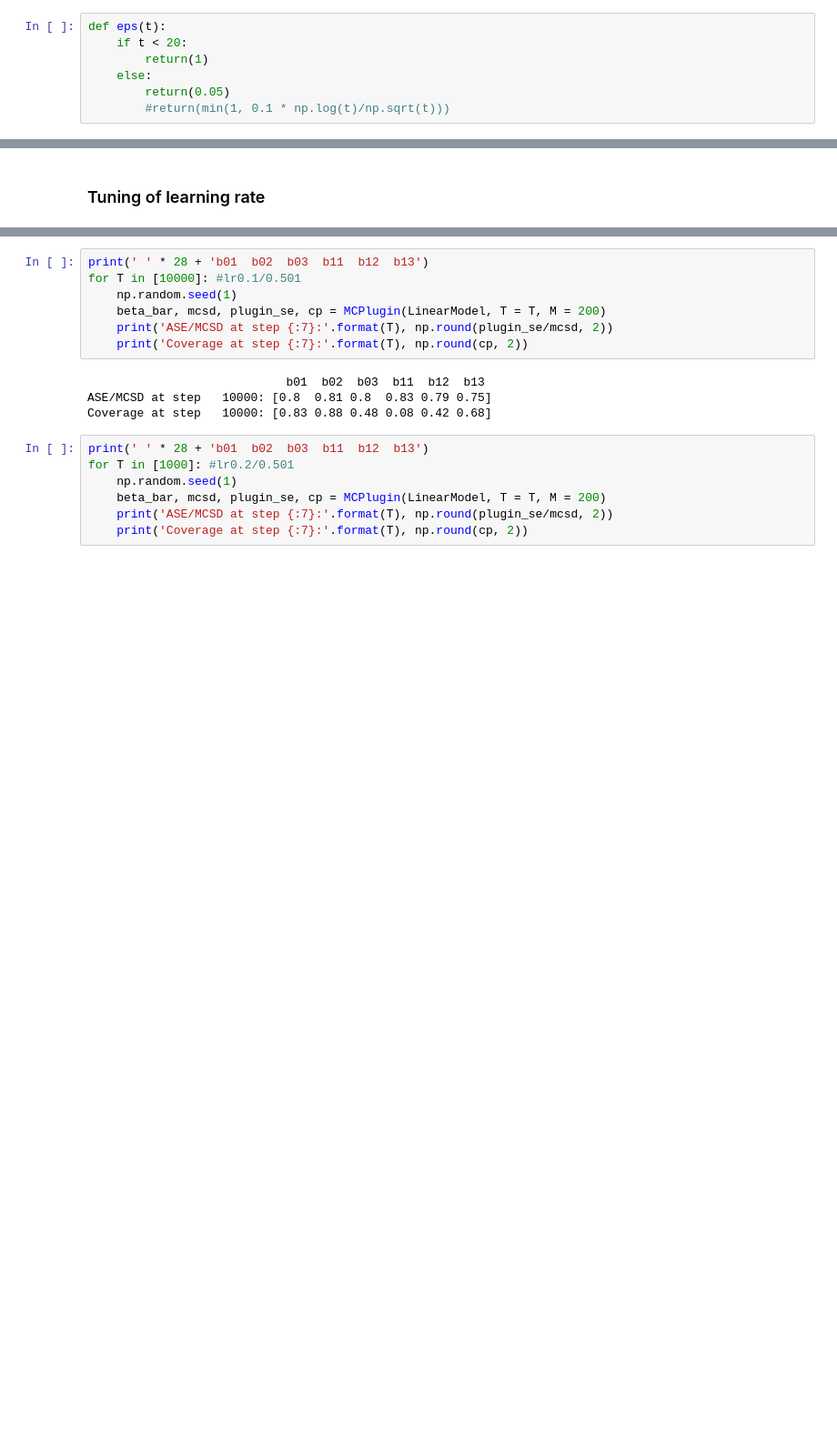
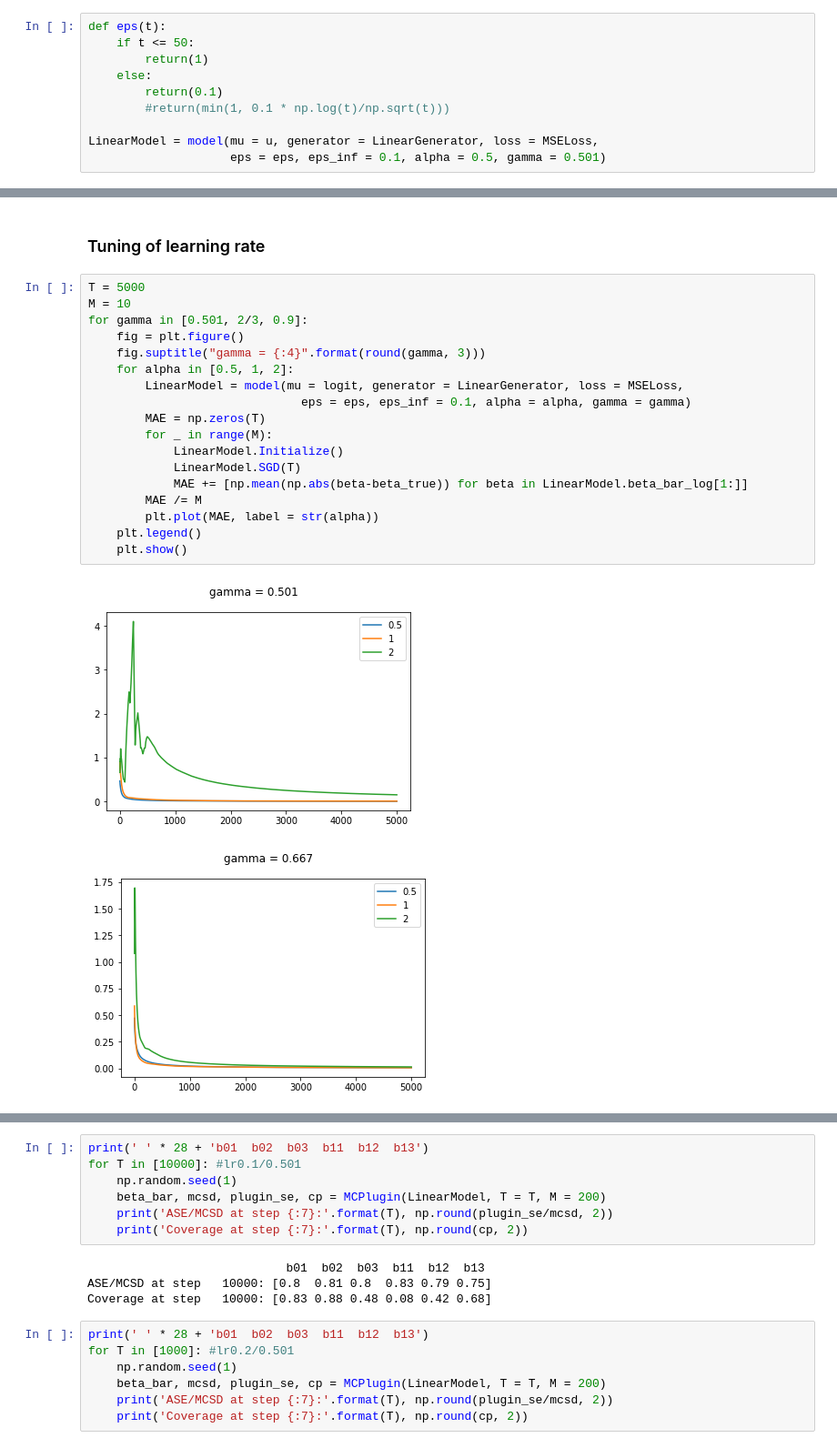
Before and after one commit to ideechy/Online-Decision-Making, a Jupyter notebook: ODMSGD.ipynb, the cells around one changed output, grey strips where cells are left out. Shown at 91% size. Cells and saved outputs as stored; diff of their text form; blank space fills up the shorter version.

```diff
--- a/ODMSGD.ipynb
+++ b/ODMSGD.ipynb
@@ -376,9 +398,12 @@ class model:
 Pure exploration for the first 50 step, then $\varepsilon_t = \varepsilon_\infty = 0.05$. Learning rate is $0.5t^{-0.667}$.
 # %%
 def eps(t):
-    if t < 20:
+    if t <= 50:
         return(1)
     else:
-        return(0.05)
+        return(0.1)
         #return(min(1, 0.1 * np.log(t)/np.sqrt(t)))
+
+LinearModel = model(mu = u, generator = LinearGenerator, loss = MSELoss,
+                    eps = eps, eps_inf = 0.1, alpha = 0.5, gamma = 0.501)
 # %%
@@ -462,2 +508,23 @@ H_hat:
 # %% [markdown]
 ### Tuning of learning rate
+# %%
+T = 5000
+M = 10
+for gamma in [0.501, 2/3, 0.9]:
+    fig = plt.figure()
+    fig.suptitle("gamma = {:4}".format(round(gamma, 3)))
+    for alpha in [0.5, 1, 2]:
+        LinearModel = model(mu = logit, generator = LinearGenerator, loss = MSELoss,
+                              eps = eps, eps_inf = 0.1, alpha = alpha, gamma = gamma)
+        MAE = np.zeros(T)
+        for _ in range(M):
+            LinearModel.Initialize()
+            LinearModel.SGD(T)
+            MAE += [np.mean(np.abs(beta-beta_true)) for beta in LinearModel.beta_bar_log[1:]]
+        MAE /= M
+        plt.plot(MAE, label = str(alpha))
+    plt.legend()
+    plt.show()
+# %% [output]
+[figure, added]
+[figure, added]
```
Also changed, not shown: parts of 49 cells of this notebook, 7 other files.
